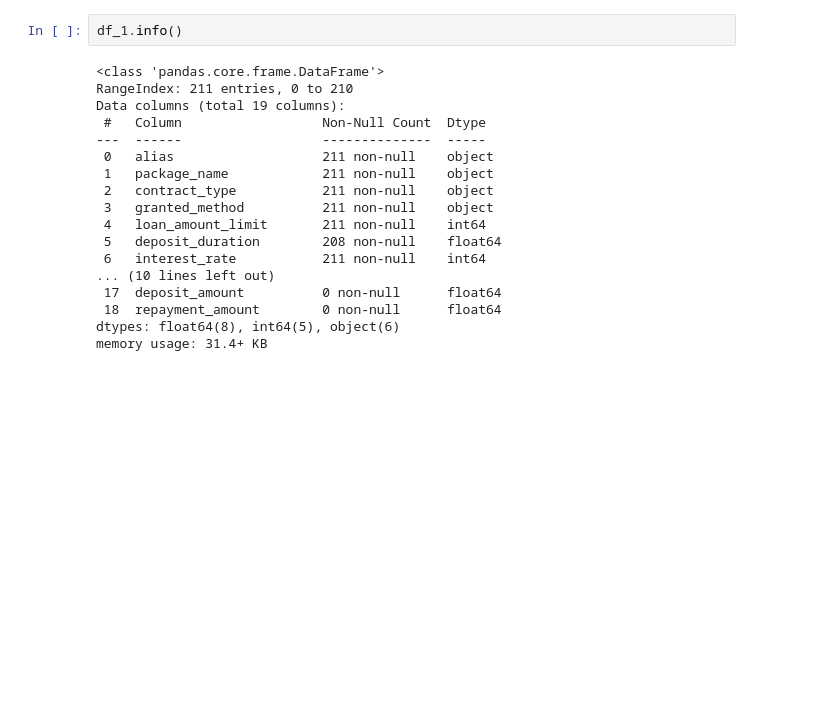
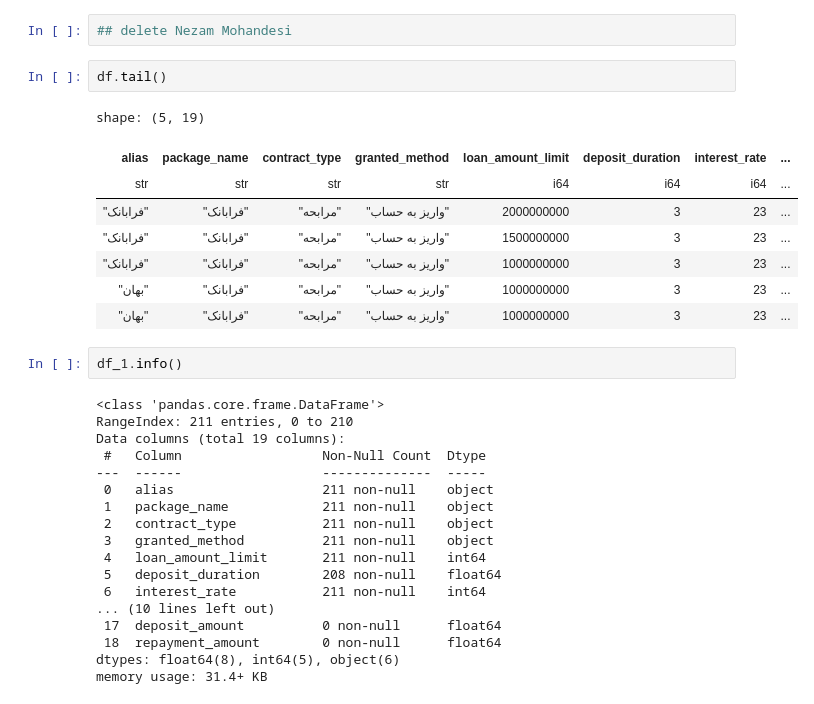
Before and after one commit to MahdiBahar/Loan_Reommender_System, a Jupyter notebook: wizard_solution/Final_LoanRecomm.ipynb, the cells around one changed output. Drawn from its saved outputs; the diff is of its cells as text; blank space fills up the shorter version.

```diff
--- a/wizard_solution/Final_LoanRecomm.ipynb
+++ b/wizard_solution/Final_LoanRecomm.ipynb
@@ -22,3 +30,16 @@ with open("output.json", "w") as list_loans:
+# %%
+## delete Nezam Mohandesi
+# %%
+df.tail()
+# %% [output]
+shape: (5, 19)
+| alias | package_name | contract_type | granted_method | loan_amount_limit | deposit_duration | interest_rate | ... |
+| str | str | str | str | i64 | i64 | i64 | ... |
+| "فرابانک" | "فرابانک" | "مرابحه" | "واریز به حساب" | 2000000000 | 3 | 23 | ... |
+| "فرابانک" | "فرابانک" | "مرابحه" | "واریز به حساب" | 1500000000 | 3 | 23 | ... |
+| "فرابانک" | "فرابانک" | "مرابحه" | "واریز به حساب" | 1000000000 | 3 | 23 | ... |
+| "بهان" | "فرابانک" | "مرابحه" | "واریز به حساب" | 1000000000 | 3 | 23 | ... |
+| "بهان" | "فرابانک" | "مرابحه" | "واریز به حساب" | 1000000000 | 3 | 23 | ... |
 # %%
 df_1.info()
 # %% [output]
```
Also changed, not shown: parts of 8 cells of this notebook, 3 other files.
